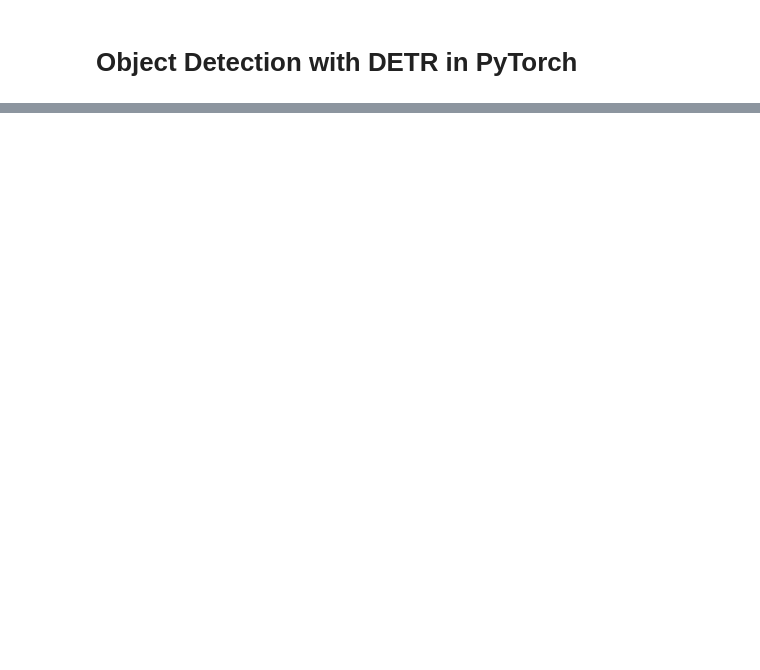
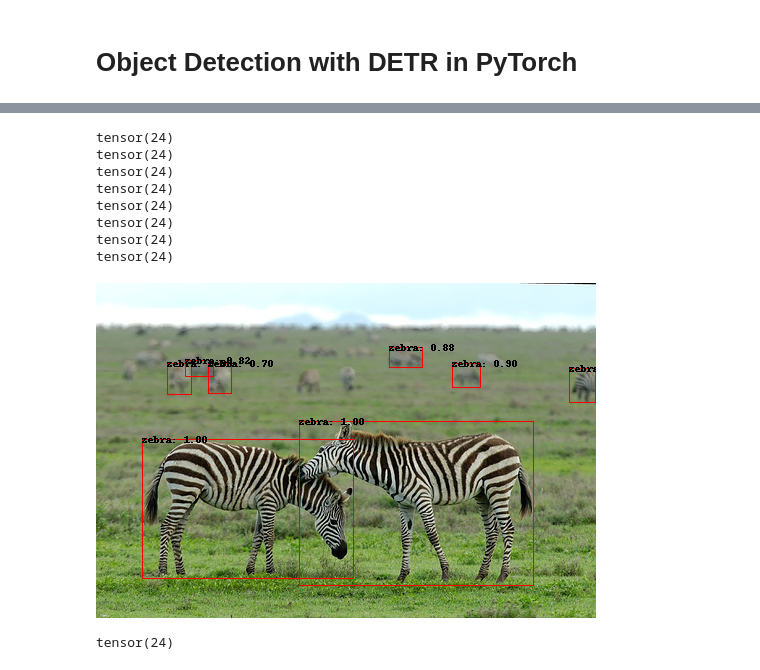
Before and after one commit to hoangminhtoan/2020_Projects, a Jupyter notebook: Python_DL/ObjectDetection/detr.ipynb, the cells around one changed output, grey strips where cells are left out. Drawn from its saved outputs; the diff is of its cells as text; code cells hidden in the pictures; blank space fills up the shorter version.

```diff
--- a/Python_DL/ObjectDetection/detr.ipynb
+++ b/Python_DL/ObjectDetection/detr.ipynb
@@ -38,0 +170,4 @@ class DETRDemo(nn.Module):
+# %%
+keep = probas.max(-1).values > 0.7
+print(keep.shape)
+print([0, keep])
@@ -38,0 +197,2 @@ class DETRDemo(nn.Module):
+# %%
+bboxes_scaled = rescale_bboxes(outputs['pred_boxes'][0, keep], im.size)
@@ -38,0 +215,24 @@ class DETRDemo(nn.Module):
+# %%
+draw_img = ImageDraw.Draw(im2)
+for p, (xmin, ymin, xmax, ymax), c in zip(probas[keep], bboxes_scaled.tolist(), COLORS * 100):
+    cl = p.argmax()
+    print(cl)
+    text = f'{CLASSES[cl]}: {p[cl]:0.2f}'
+    draw_img.rectangle([(xmin, ymin), (xmax, ymax)], fill=None, outline='red')
+    draw_img.text((xmin, ymin - 5), text, fill=True, color='yellow')
+
+im2
+# %% [output]
+tensor(24)
+tensor(24)
+tensor(24)
+tensor(24)
+tensor(24)
+tensor(24)
+tensor(24)
+tensor(24)
+[figure, added]
+# %%
+print(probas[keep].argmax())
+# %% [output]
+tensor(24)
```
Also changed, not shown: parts of 11 cells of this notebook, 1 other file.
